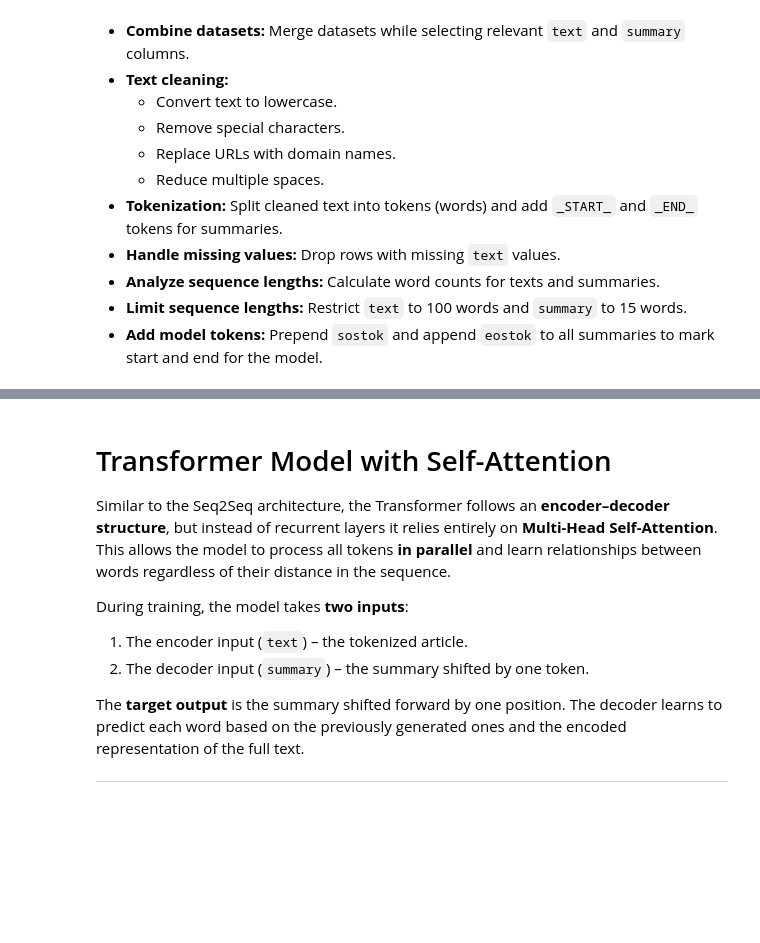
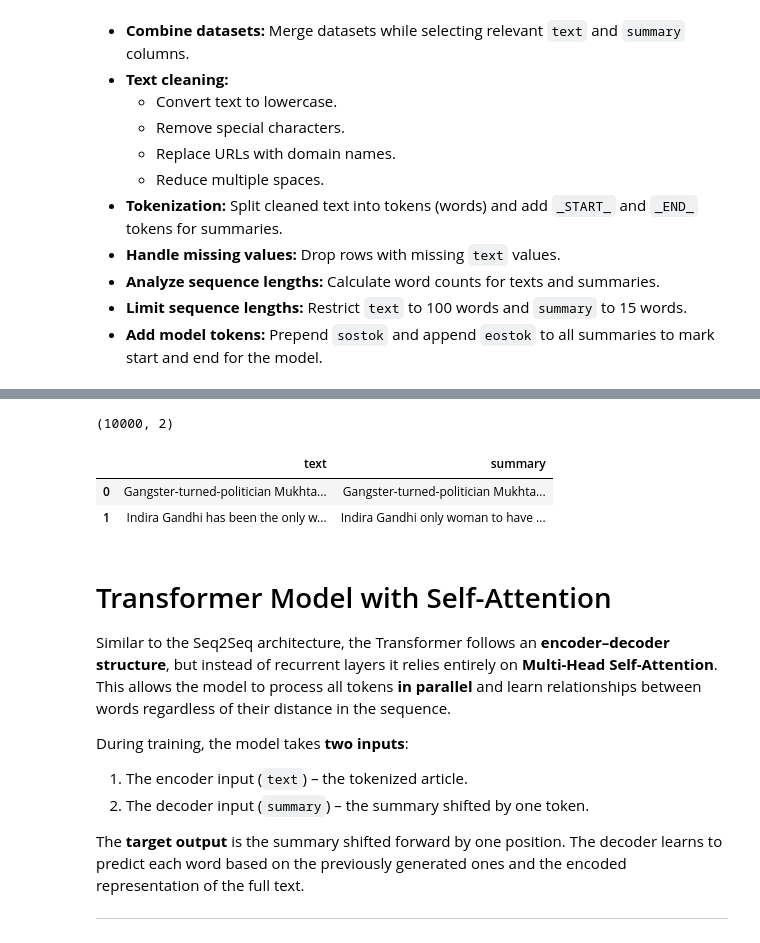
Before and after one commit to tommasofacchin/text-summarization-seq2seq-transformers, a Jupyter notebook: text-summarization-seq2seq-vs-transformers.ipynb, the cells around one changed output, grey strips where cells are left out. Drawn from its saved outputs; the diff is of its cells as text; code cells hidden in the pictures; blank space fills up the shorter version.

```diff
--- a/text-summarization-seq2seq-vs-transformers.ipynb
+++ b/text-summarization-seq2seq-vs-transformers.ipynb
@@ -222,23 +181,0 @@ summary_ind.head(1)
-# %%
-def clean_text(t):
-    if isinstance(t, float):
-        return ""
-    t = re.sub(r"http\S+", "", t)
-    t = re.sub(r"[^A-Za-z0-9 ,.'’\-?()]", " ", t)
-    t = re.sub(r"\s+", " ", t).strip()
-    return t
-
-def is_bad_summary(text, summary):
-    if not isinstance(text, str) or not isinstance(summary, str):
-        return True
-
-    if len(summary.split()) < 4:
-        return True
-
-    if summary.lower() in text.lower():
-        return True
-
-    if 'Ã' in text or 'Ã' in summary:
-        return True
-
-    return False
@@ -777,3 +201,18 @@ def decode_sequence(input_seq):
+# %%
+df = pd.DataFrame()
+
+df['text'] = data['Short'].apply(clean_text)
+df['summary'] = data['Headline'].apply(clean_text)
+
+df = df.sample(n=10000, random_state=42).reset_index(drop=True)
+
+print(df.shape)
+df.head(2)
+# %% [output]
+(10000, 2)
+|  | text | summary |
+| 0 | Gangster-turned-politician Mukhta... | Gangster-turned-politician Mukhta... |
+| 1 | Indira Gandhi has been the only w... | Indira Gandhi only woman to have ... |
 # %% [markdown]
 # Transformer Model with Self-Attention
 
```
Also changed, not shown: parts of 47 cells of this notebook.
